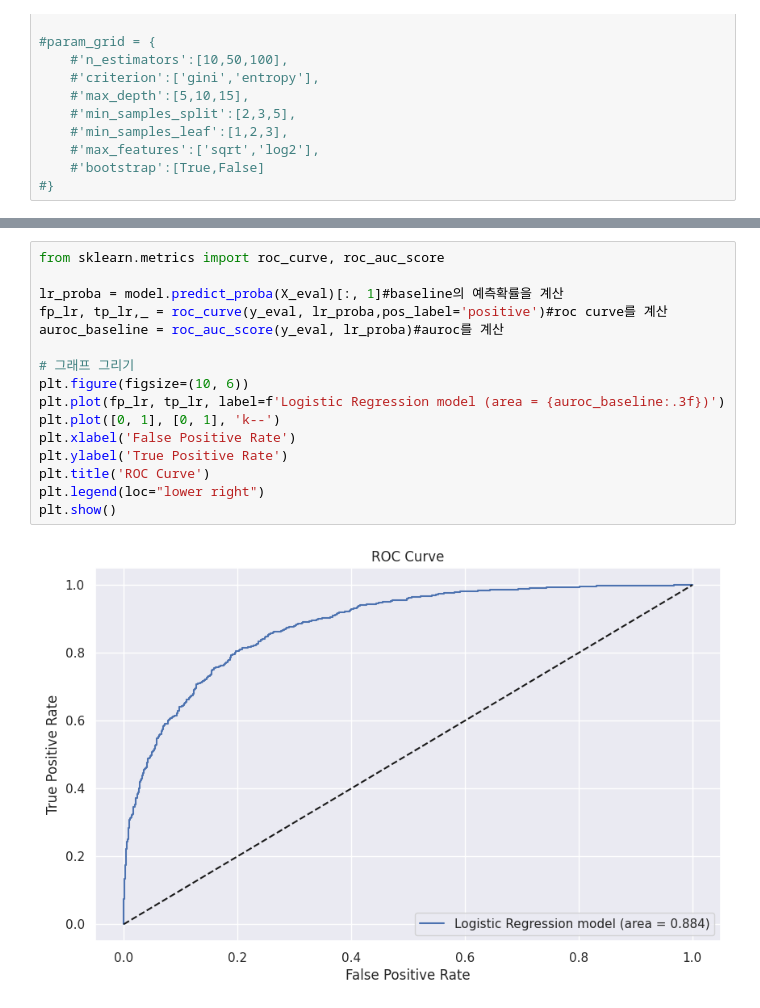
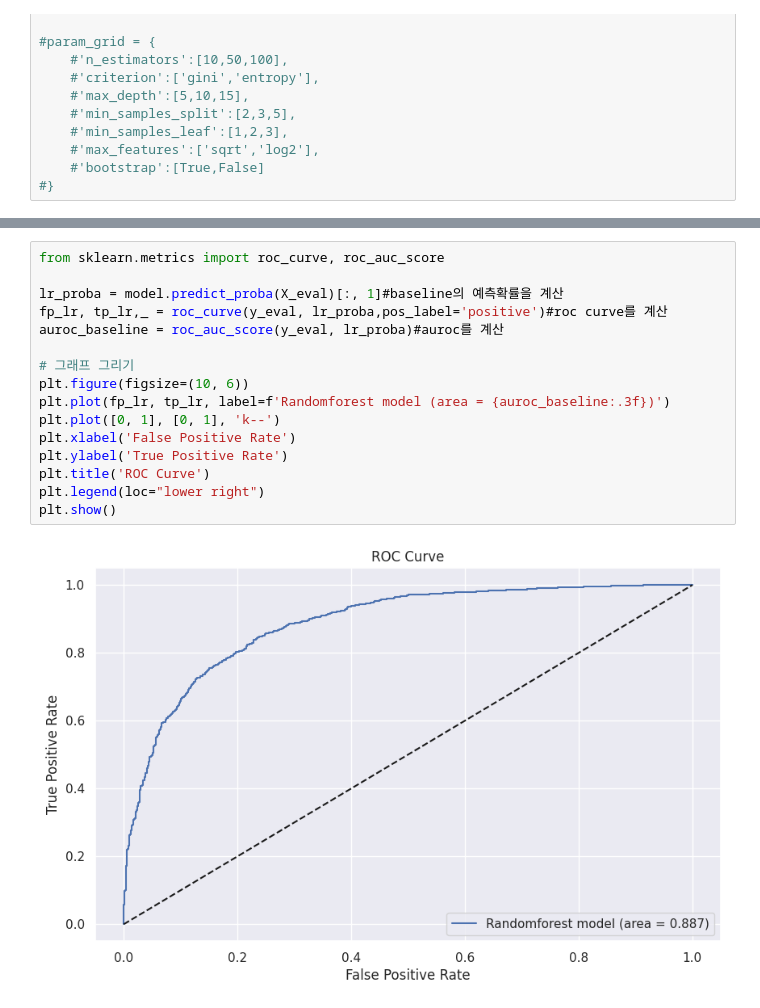
Before and after one commit to Kwonjihan/ML-teamproject, a Jupyter notebook: rf_text.ipynb, the cells around one changed output, grey strips where cells are left out. Saved outputs shown, nothing was run; the diff lists cells and outputs as text.

```diff
--- a/rf_text.ipynb
+++ b/rf_text.ipynb
@@ -118,18 +118,18 @@ Text(0.5, -0.15, 'F1 Score: 0.8092 Precision: 0.8053 Recall: 0.8131')
 # %%
 from sklearn.metrics import roc_curve, roc_auc_score
 
 lr_proba = model.predict_proba(X_eval)[:, 1]#baseline의 예측확률을 계산
 fp_lr, tp_lr,_ = roc_curve(y_eval, lr_proba,pos_label='positive')#roc curve를 계산
 auroc_baseline = roc_auc_score(y_eval, lr_proba)#auroc를 계산
 
 # 그래프 그리기
 plt.figure(figsize=(10, 6))
-plt.plot(fp_lr, tp_lr, label=f'Logistic Regression model (area = {auroc_baseline:.3f})')
+plt.plot(fp_lr, tp_lr, label=f'Randomforest model (area = {auroc_baseline:.3f})')
 plt.plot([0, 1], [0, 1], 'k--')
 plt.xlabel('False Positive Rate')
 plt.ylabel('True Positive Rate')
 plt.title('ROC Curve')
 plt.legend(loc="lower right")
 plt.show()
 # %% [output]
-[figure, old version]
+[figure, new version]
```
Also changed, not shown: parts of 5 cells of this notebook.
